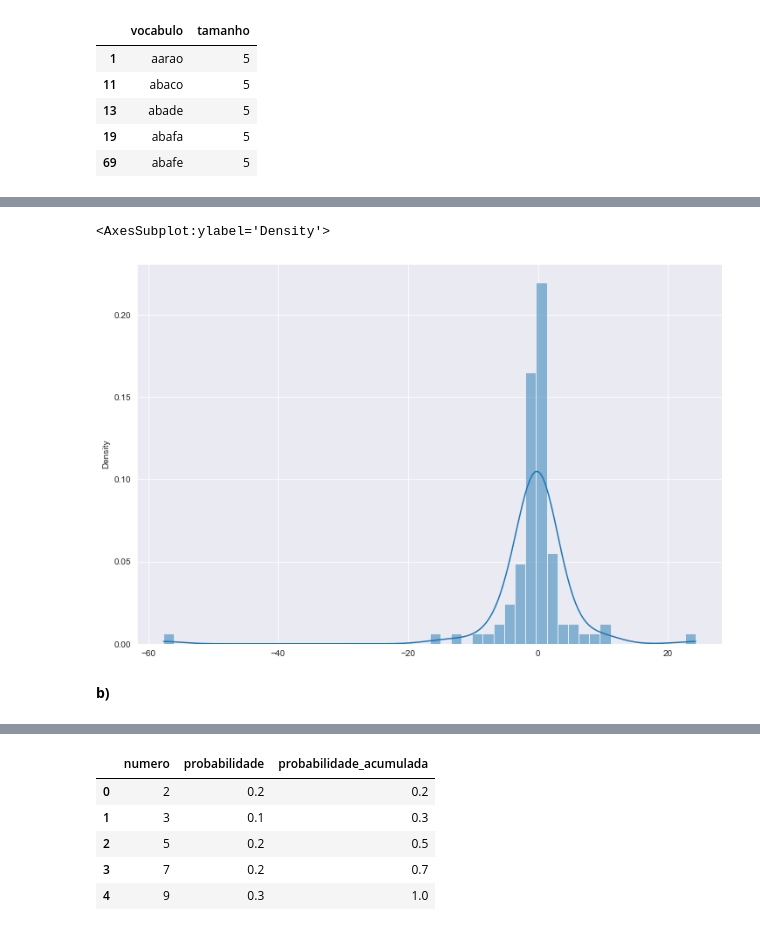
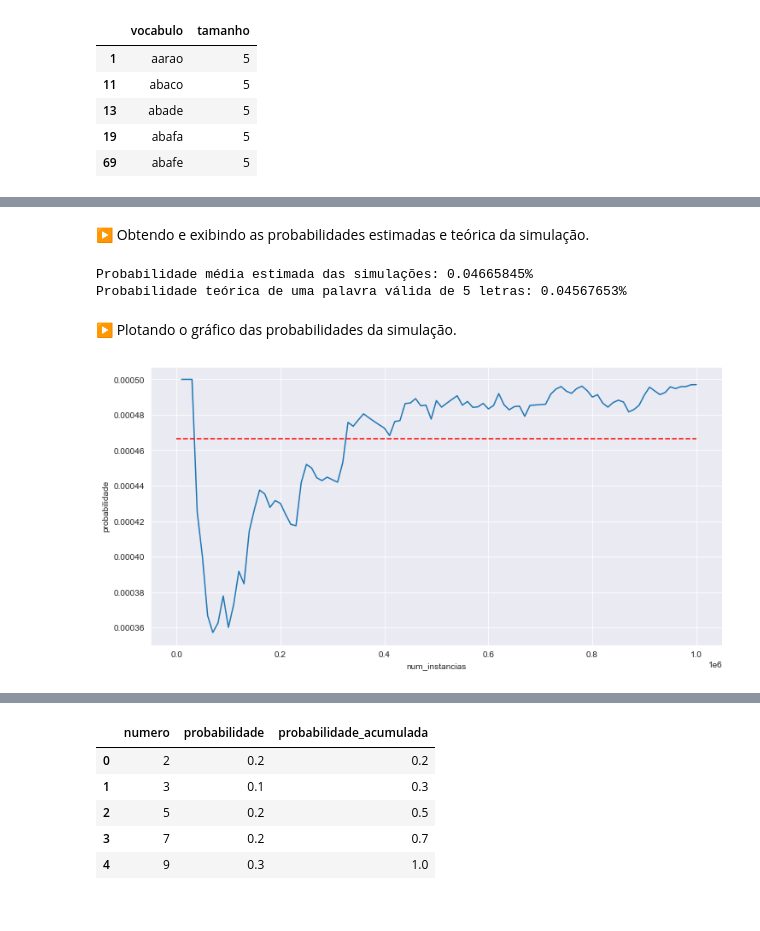
Before and after one commit to pauloceliojr/mcimd-listas, a Jupyter notebook: Lista_1.ipynb, the cells around one changed output, grey strips where cells are left out. Cells and saved outputs as stored; diff of their text form; code cells hidden in the pictures.

```diff
--- a/Lista_1.ipynb
+++ b/Lista_1.ipynb
@@ -85,20 +121,38 @@ def gerar_amostra_seq_caracteres_aleatoria(n=10**6, tamanho_seq_carateres=5, vog
 
     return amostra
 # %%
-def executar_simulacao_monte_carlo(amostra, dicionario_lista=None):
+def executar_simulacao_monte_carlo(amostra:list, dicionario_lista:list=None) -> pd.DataFrame:
+    """
+    Função que executa a simulaçao de Monte Carlo para estimar a probabilidade de ocorrência de palavras em uma amostra, dado um dicionário.
+
+    :param amostra: Amostra a ser utilizada na simulação. Contem as sequências de caracteres geradas
+        aleatoriamente.
+    :param dicionario_lista: Dicionário que será usado para validação de sequências de caracteres contidas
+        na amostra.
+
+    :return: DataFrame Pandas contendo as probabilidades obtidas na simulação.
+    """
+    # listo contendo as palavras válidas encontradas no dicionário a partir da amostra
     palavras_validas_geradas = []
-    num_instancias_simulacao = STEP
+    # número de sequências de caracteres de incremento de cada iteração da simulação
+    step = 10000
+    # número inicial de sequências de caracteres a ser analisada na simulação
+    num_instancias_simulacao = step
+    # inicialização do DataFrame Pandas que armazenará as probabilidades encontradas em cada iteração
     probabilidades = pd.DataFrame()
 
     for idx, sequencia_caracteres in enumerate(amostra):
         if dicionario_lista != None:
+            # se for passado dicionário como parâmetro, busca a sequência de caracteres nele
             if sequencia_caracteres in dicionario_lista:
                 palavras_validas_geradas.append(sequencia_caracteres)
         else:
+            # caso contrário, verifica se sequência de caracteres é um palíndromo
             if sequencia_caracteres == sequencia_caracteres[::-1]:
                 palavras_validas_geradas.append(sequencia_caracteres)
 
-
+        # a cada step adiciona a probabilidade encontrada de acordo com o total
+        # acumulado de observações
         if idx + 1 == num_instancias_simulacao:
             num_palavras_validas_geradas = len(palavras_validas_geradas)
             probabilidade_simulacao = num_palavras_validas_geradas / num_instancias_simulacao
@@ -108,12 +162,20 @@ def executar_simulacao_monte_carlo(amostra, dicionario_lista=None):
                                                       "probabilidade": [probabilidade_simulacao],
                                                       "palavras_validas_geradas": [str(palavras_validas_geradas)]})],
                                        axis=0, ignore_index=True)
-            num_instancias_simulacao += STEP
+            num_instancias_simulacao += step
 
     return probabilidades
 # %%
-def plotar_grafico(probabilidades_estimadas):
+def plotar_grafico_probabilidades(probabilidades_estimadas:pd.DataFrame, largura:float=12, altura:float=6):
+    """
+    Função que plota o gráfico de linha com as probabilidades estimadas encontradas na simulação. A linha tracejada horizontal vermelha indica a média das probabilidades estimadas.
+
+    :param probabilidades_estimadas: DataFrame Pandas contendo as probabilidades estimadas registradas em determinada simulação.
+    :param largura: Largura do gráfico em polegadas. Padrão = 12.
+    :param altura: Altura do gráfico em polegadas. Padrão = 6
+    """
     ax = sns.lineplot(data=probabilidades_estimadas, x="num_instancias", y="probabilidade")
-    ax.figure.set_size_inches(14, 6)
+    ax.figure.set_size_inches(largura, altura)
     ax.hlines(y=probabilidades_estimadas.probabilidade.mean(), xmin=0, xmax=probabilidades_estimadas.num_instancias.max(), colors='red', linestyles='dashed')
+    ax
 # %% [markdown]
@@ -250,9 +199,29 @@ amostra_cauchy[:5]
-# %%
-ax = sns.histplot(amostra_cauchy, kde=True, bins=50, stat="density")
-ax.figure.set_size_inches(12, 8)
-ax
-# %% [output]
-<AxesSubplot:ylabel='Density'>
-[figure, removed]
-# %% [markdown]
-**b)**
+# %% [markdown]
+▶ Obtendo e exibindo as probabilidades estimadas e teórica da simulação.
+# %%
+# tenta abrir arquivo csv com probabilidades estimadas previamente calculadas
+# caso não encontre um arquivo, gera amostra, executa a simulação e salva o resultado em um arquivo csv
+amostra_5_letras = []
+try:
+    probabilidades_estimadas_5_letras = pd.read_csv("probabilidades_estimadas_5_letras.csv")
+except FileNotFoundError:
+    amostra_5_letras = gerar_amostra_seq_caracteres_aleatoria(random_state=SEED)
+    probabilidades_estimadas_5_letras = executar_simulacao_monte_carlo(amostra_5_letras, dicionario_5_letras.vocabulo.to_list())
+    probabilidades_estimadas_5_letras.to_csv("probabilidades_estimadas_5_letras.csv", index=False)
+
+# imprime a probabilidade média encontrada nas simulações
+print(f"Probabilidade média estimada das simulações: {probabilidades_estimadas_5_letras.probabilidade.mean() * 100:0.8f}%")
+
+# calcula e imprime a probabilidade teórica
+num_palavras_dicionario_5_letras = dicionario_5_letras.shape[0]
+probabilidade_teorica_5_letras = num_palavras_dicionario_5_letras / num_seq_caracteres_possiveis
+print(f"Probabilidade teórica de uma palavra válida de 5 letras: {probabilidade_teorica_5_letras * 100:0.8f}%")
+# %% [output]
+Probabilidade média estimada das simulações: 0.04665845%
+Probabilidade teórica de uma palavra válida de 5 letras: 0.04567653%
+# %% [markdown]
+▶ Plotando o gráfico das probabilidades da simulação.
+# %%
+plotar_grafico_probabilidades(probabilidades_estimadas_5_letras)
+# %% [output]
+[figure, added]
```
Also changed, not shown: parts of 85 cells of this notebook.
